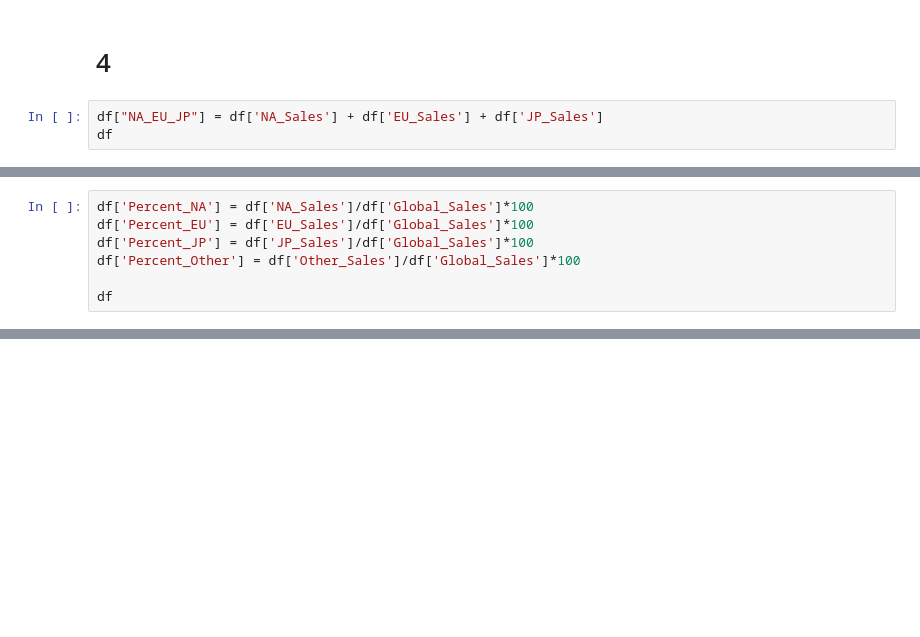
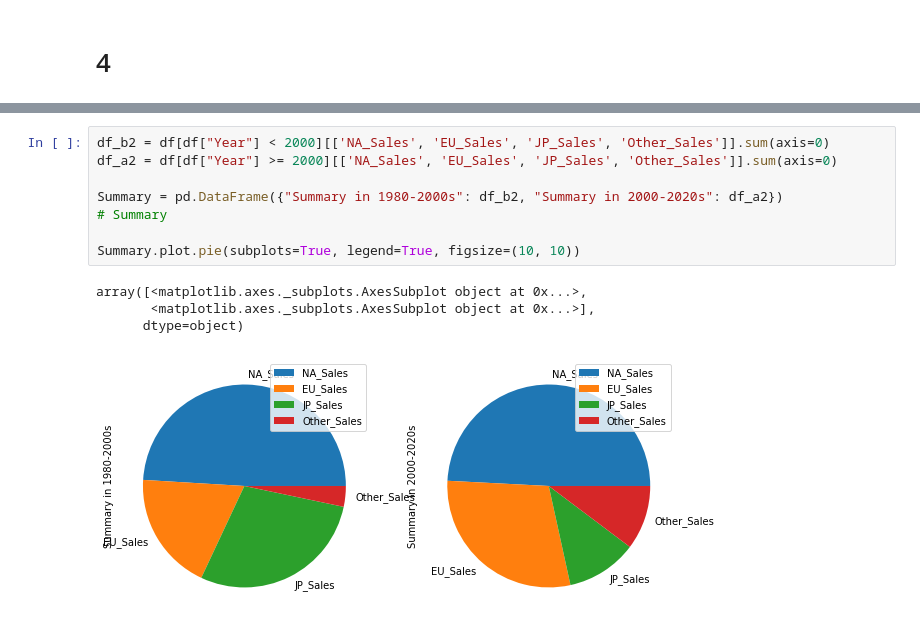
Before and after one commit to egorserdyuk/ASU-Datascience, a Jupyter notebook: Games/games.ipynb, the cells around one changed output, grey strips where cells are left out. Cells and saved outputs as stored; diff of their text form; blank space fills up the shorter version.

```diff
--- a/Games/games.ipynb
+++ b/Games/games.ipynb
@@ -60,5 +61,2 @@ df_pubmany.plot.bar(stacked=True, legend=True)
 # %% [markdown]
 # 4
-# %%
-df["NA_EU_JP"] = df['NA_Sales'] + df['EU_Sales'] + df['JP_Sales']
-df
@@ -98,7 +62,0 @@ df_a2
-# %%
-df['Percent_NA'] = df['NA_Sales']/df['Global_Sales']*100
-df['Percent_EU'] = df['EU_Sales']/df['Global_Sales']*100
-df['Percent_JP'] = df['JP_Sales']/df['Global_Sales']*100
-df['Percent_Other'] = df['Other_Sales']/df['Global_Sales']*100
-
-df
@@ -140,0 +63,13 @@ array([<matplotlib.axes._subplots.AxesSubplot object at 0x...>],
+# %%
+df_b2 = df[df["Year"] < 2000][['NA_Sales', 'EU_Sales', 'JP_Sales', 'Other_Sales']].sum(axis=0)
+df_a2 = df[df["Year"] >= 2000][['NA_Sales', 'EU_Sales', 'JP_Sales', 'Other_Sales']].sum(axis=0)
+
+Summary = pd.DataFrame({"Summary in 1980-2000s": df_b2, "Summary in 2000-2020s": df_a2})
+# Summary
+
+Summary.plot.pie(subplots=True, legend=True, figsize=(10, 10))
+# %% [output]
+array([<matplotlib.axes._subplots.AxesSubplot object at 0x...>,
+       <matplotlib.axes._subplots.AxesSubplot object at 0x...>],
+      dtype=object)
+[figure, added]
```
Also changed, not shown: parts of 7 cells of this notebook.
